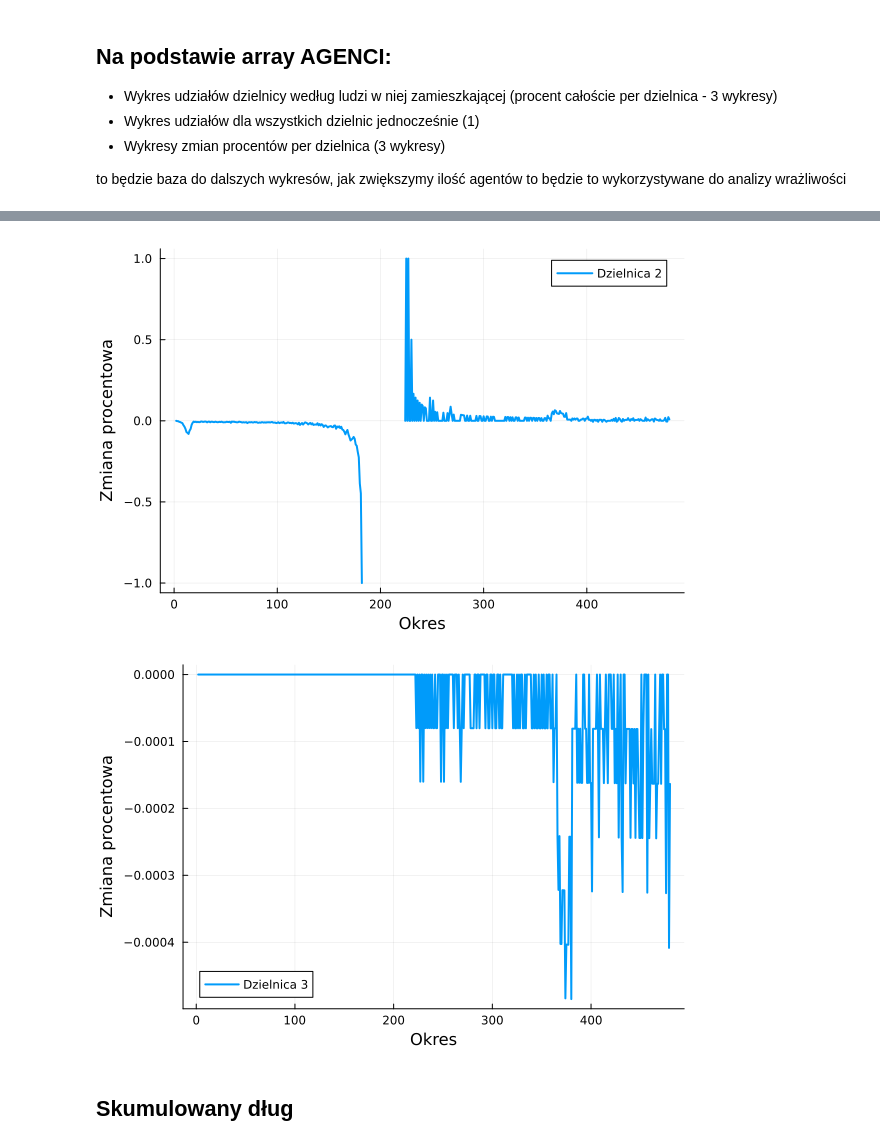
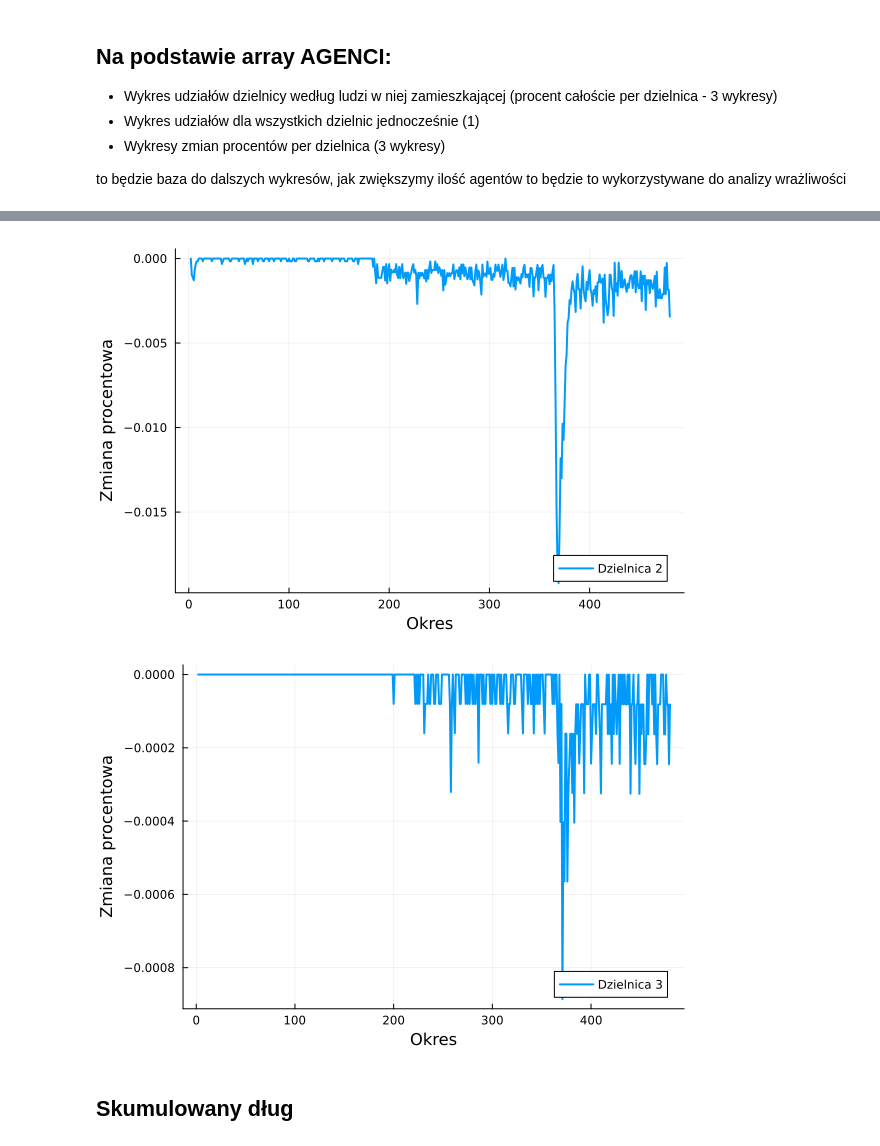
Before and after one commit to Rybakowski/raport_2, a Jupyter notebook: raport_2.ipynb, the cells around one changed output, grey strips where cells are left out. Drawn from its saved outputs; the diff is of its cells as text; code cells hidden in the pictures.

```diff
--- a/raport_2.ipynb
+++ b/raport_2.ipynb
@@ -311,8 +113,7 @@ transpose(AGENCI[(AGENCI[:,1,1] .== 3),5,1:4])
 
 to będzie baza do dalszych wykresów, jak zwiększymy ilość agentów to będzie to wykorzystywane do analizy wrażliwości
 # %%
-
-using DataFrames
+# using DataFrames
 dzielnice_counts_df = DataFrame()
 
 for t in 1:T
@@ -332,7 +133,7 @@ for t in 1:T
     end
 end
 
-# dzielnice_counts_df[!,:RowSum] = [sum(row) for row in eachrow(dzielnice_counts_df)];
+dzielnice_counts_df[!,:RowSum] = [sum(row) for row in eachrow(dzielnice_counts_df)];
 
 rename!(dzielnice_counts_df, Dict(:1 => :district_1));
 rename!(dzielnice_counts_df, Dict(:2 => :district_2));
@@ -371,18 +172,16 @@ plot!(dzielnice_counts_df."district_3")
 # %%
-
 # Apply the function to add a new column with log returns
-
 function percent_change!(df::DataFrame, column::String)
     df[!, Symbol(string(column, "_pct"))] = [missing; diff(df[!, column])./ df[1:end-1, column]]
 end
 
-# function add_log_returns!(df::DataFrame, column::String)
-#     df[!, Symbol(string(column, "_logpct"))] = [missing; diff(log.(df[!, column]))]
-# end
-
+cols = names(dzielnice_counts_df)
 
 # Apply the function to add a new column with percent change and log returns
-for col in names(dzielnice_counts_df)
+for col in cols
     percent_change!(dzielnice_counts_df, col)
-    # add_log_returns!(dzielnice_counts_df, col)
 end
+
+dzielnice_counts_df[!,:district_1_shr] = dzielnice_counts_df[:, :district_1] ./ dzielnice_counts_df[:, :RowSum]
+dzielnice_counts_df[!,:district_2_shr] = dzielnice_counts_df[:, :district_2] ./ dzielnice_counts_df[:, :RowSum]
+dzielnice_counts_df[!,:district_3_shr] = dzielnice_counts_df[:, :district_3] ./ dzielnice_counts_df[:, :RowSum]
@@ -431,7 +205,0 @@ calculate_percentage_changes (generic function with 1 method)
-# %%
-
-# Obliczanie procentowych udziałów
-dzielnice_counts_df = calculate_percentages(dzielnice_counts_df)
-
-# Obliczanie zmian procentowych
-calculate_percentage_changes(dzielnice_counts_df)
@@ -486,8 +256,8 @@ display(all_districts_plot)
 # %%
 # Wykresy zmian procentowych per dzielnica
-district_1_change_plot = plot(dzielnice_counts_df[!,:district_1_pct_pct], xlabel="Okres", ylabel="Zmiana procentowa", label="Dzielnica 1", linewidth=2)
-district_2_change_plot = plot(dzielnice_counts_df[!,:district_2_pct_pct], xlabel="Okres", ylabel="Zmiana procentowa", label="Dzielnica 2", linewidth=2)
-district_3_change_plot = plot(dzielnice_counts_df[!,:district_3_pct_pct], xlabel="Okres", ylabel="Zmiana procentowa", label="Dzielnica 3", linewidth=2)
+district_1_change_plot = plot(dzielnice_counts_df[!,:district_1_pct], xlabel="Okres", ylabel="Zmiana procentowa", label="Dzielnica 1", linewidth=2)
+district_2_change_plot = plot(dzielnice_counts_df[!,:district_2_pct], xlabel="Okres", ylabel="Zmiana procentowa", label="Dzielnica 2", linewidth=2)
+district_3_change_plot = plot(dzielnice_counts_df[!,:district_3_pct], xlabel="Okres", ylabel="Zmiana procentowa", label="Dzielnica 3", linewidth=2)
 
 display(district_1_change_plot)
 display(district_2_change_plot)
@@ -497,5 +267,5 @@ display(district_3_change_plot)
-[figure, old version]
+[figure, new version]
-[figure, old version]
+[figure, new version]
 # %% [markdown]
 ## Skumulowany dług
 # %%
```
Also changed, not shown: parts of 31 cells of this notebook, 1 other file.
